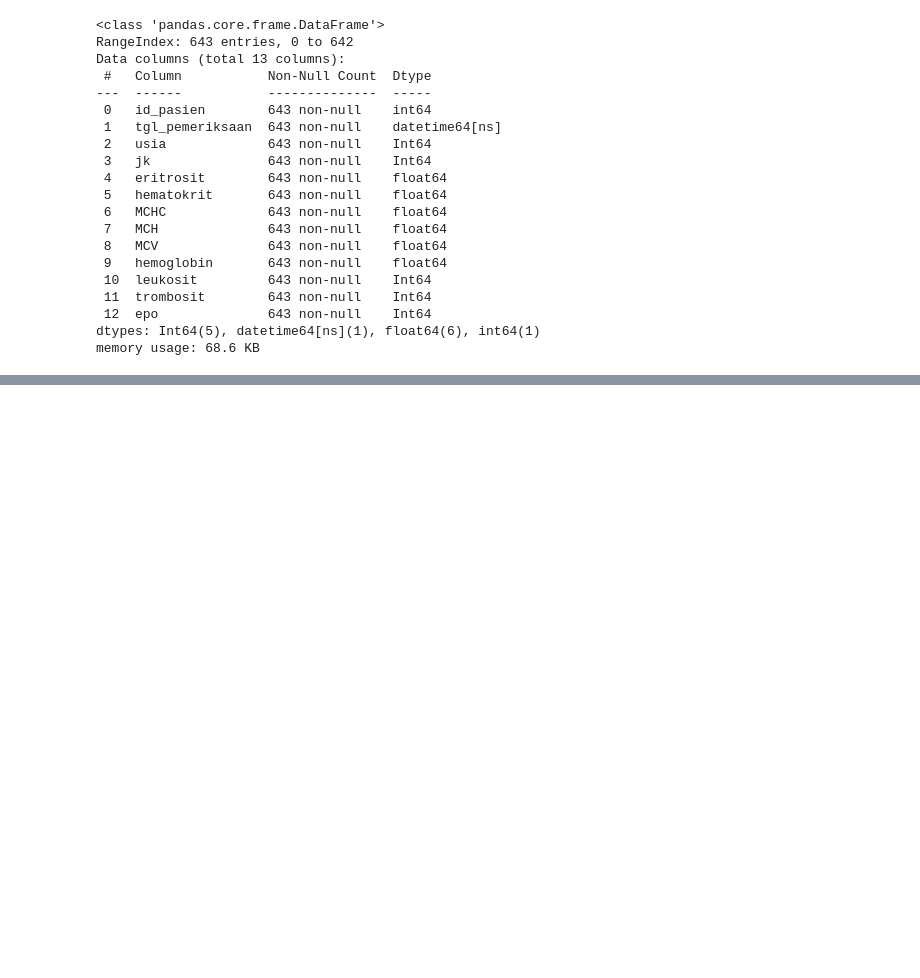
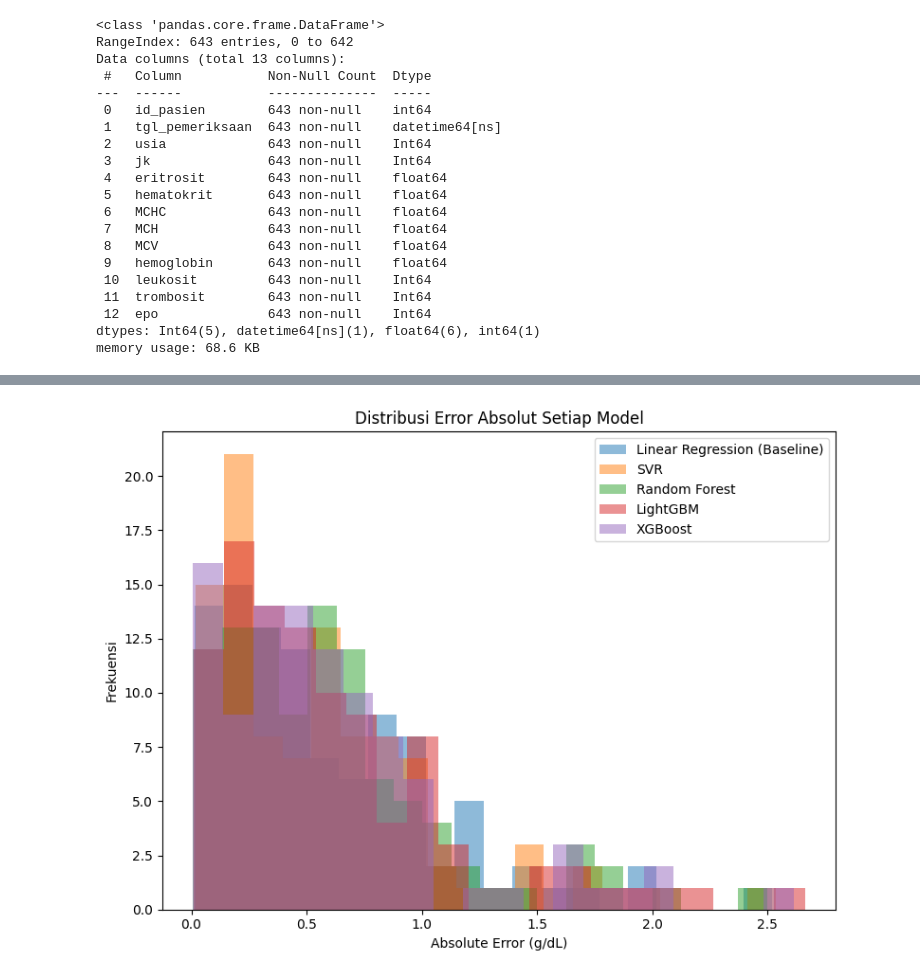
Before and after one commit to airtaprtw/PREDIKSI-KADAR-HB, a Jupyter notebook: notebooks/02_Modelling.ipynb, the cells around one changed output, grey strips where cells are left out. Cells and saved outputs as stored; diff of their text form; code cells hidden in the pictures; blank space fills up the shorter version.

```diff
--- a/notebooks/02_Modelling.ipynb
+++ b/notebooks/02_Modelling.ipynb
@@ -308,0 +486,19 @@ print(df_final)
+# %%
+import matplotlib.pyplot as plt
+
+plt.figure(figsize=(8,6))
+
+for name, model in models_final.items():
+    y_pred = model.predict(X_test)
+    abs_error = np.abs(y_test - y_pred)
+
+    plt.hist(abs_error, bins=20, alpha=0.5, label=name)
+
+plt.xlabel("Absolute Error (g/dL)")
+plt.ylabel("Frekuensi")
+plt.title("Distribusi Error Absolut Setiap Model")
+plt.legend()
+plt.tight_layout()
+plt.show()
+# %% [output]
+[figure, added]
```
Also changed, not shown: parts of 10 cells of this notebook, 1 other file.
